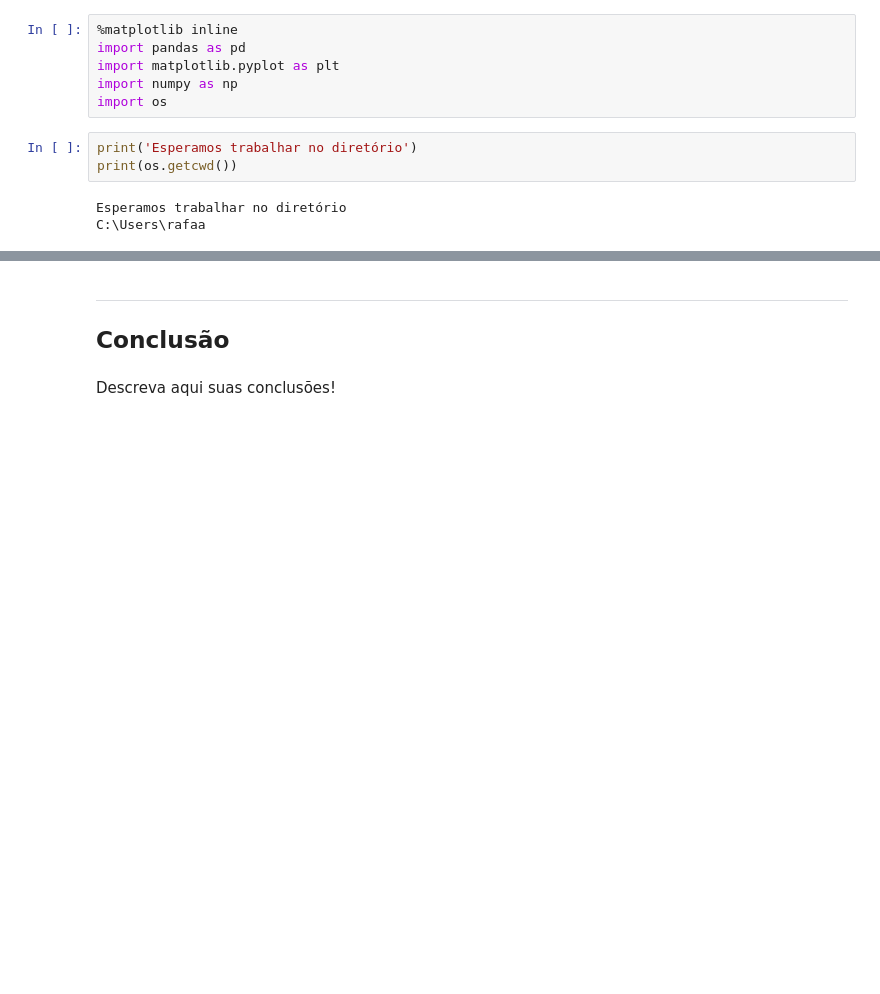
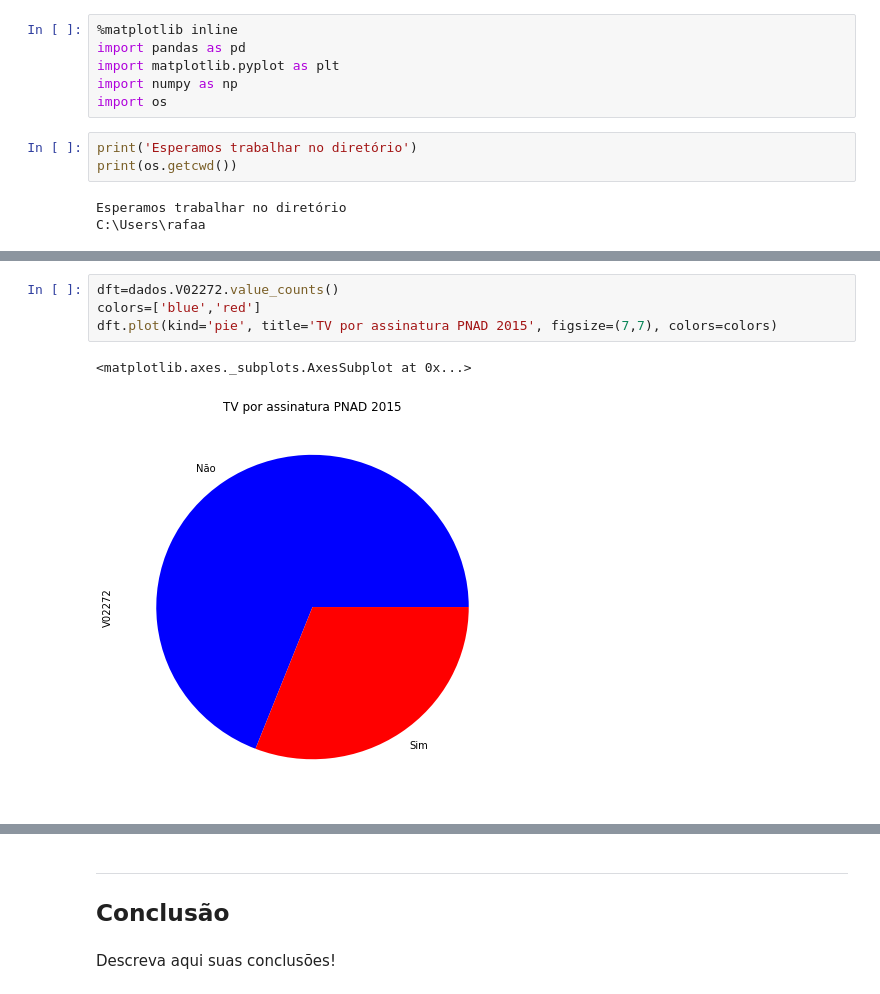
Before and after one commit to slimkaki/Dados_2017, a Jupyter notebook: Projeto1 Layout.ipynb, the cells around one changed output, grey strips where cells are left out. Saved outputs shown, nothing was run; the diff lists cells and outputs as text; blank space fills up the shorter version.

```diff
--- a/Projeto1 Layout.ipynb
+++ b/Projeto1 Layout.ipynb
@@ -80,0 +241,7 @@ Name: V0106, dtype: float64
+# %%
+dft=dados.V02272.value_counts()
+colors=['blue','red']
+dft.plot(kind='pie', title='TV por assinatura PNAD 2015', figsize=(7,7), colors=colors)
+# %% [output]
+<matplotlib.axes._subplots.AxesSubplot at 0x...>
+[figure, added]
```
Also changed, not shown: parts of 37 cells of this notebook.
